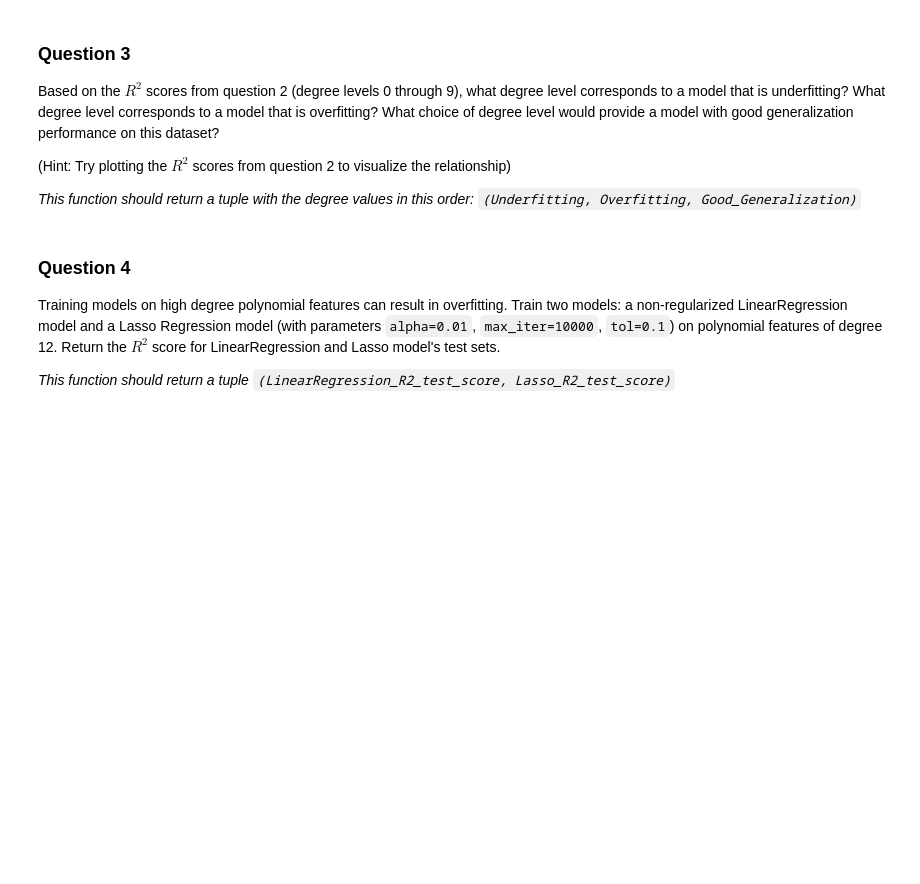
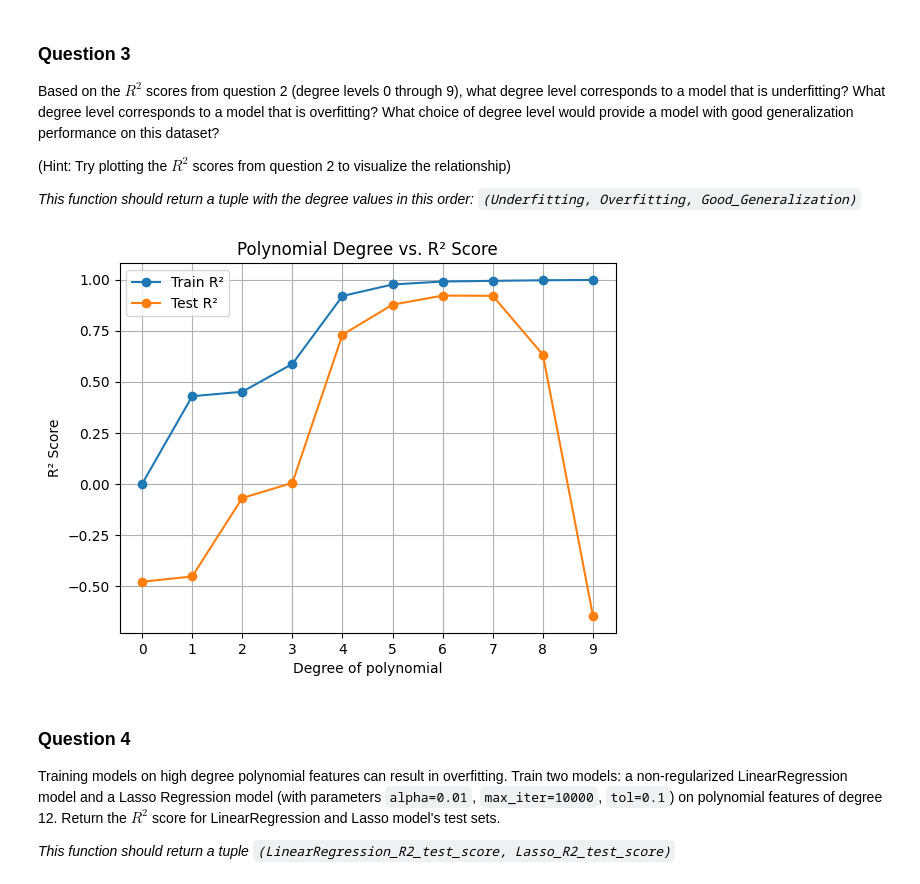
Before and after one commit to schnmnn/applied_data_science, a Jupyter notebook: Course 3 Applied Machine Learning in Python/week2/assignment/assignment2.ipynb, the cells around one changed output. Saved outputs shown, nothing was run; the diff lists cells and outputs as text; code cells hidden in the pictures; blank space fills up the shorter version.

```diff
--- a/Course 3 Applied Machine Learning in Python/week2/assignment/assignment2.ipynb
+++ b/Course 3 Applied Machine Learning in Python/week2/assignment/assignment2.ipynb
@@ -122,5 +124,20 @@ Based on the $R^2$ scores from question 2 (degree levels 0 through 9), what degr
 (Hint: Try plotting the $R^2$ scores from question 2 to visualize the relationship)
 
 *This function should return a tuple with the degree values in this order: `(Underfitting, Overfitting, Good_Generalization)`*
+# %%
+# Plotting the R^2 scores
+(r2_train, r2_test) = answer_two()
+
+plt.plot(range(10), r2_train, label='Train R²', marker='o')
+plt.plot(range(10), r2_test, label='Test R²', marker='o')
+plt.title('Polynomial Degree vs. R² Score')
+plt.xlabel('Degree of polynomial')
+plt.ylabel('R² Score')
+plt.legend()
+plt.xticks(range(10))
+plt.grid(True)
+plt.show()
+# %% [output]
+[figure, added]
 # %%
 def answer_three():
```
Also changed, not shown: parts of 2 cells of this notebook.
